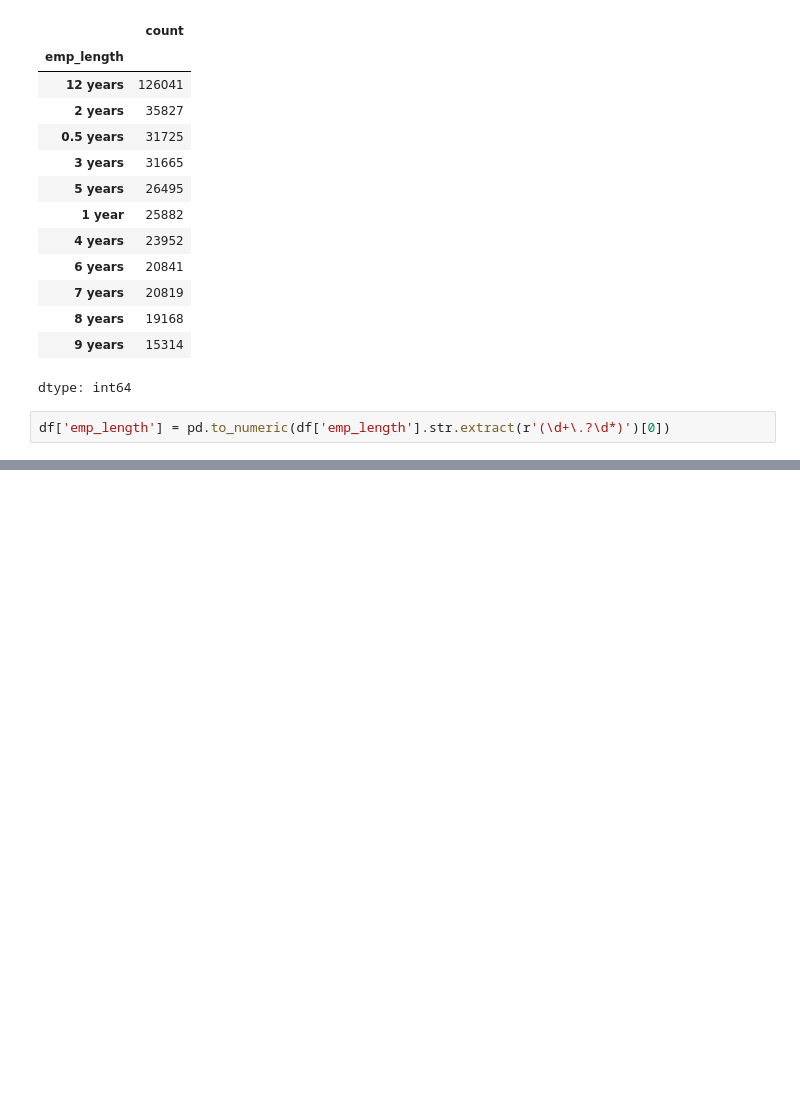
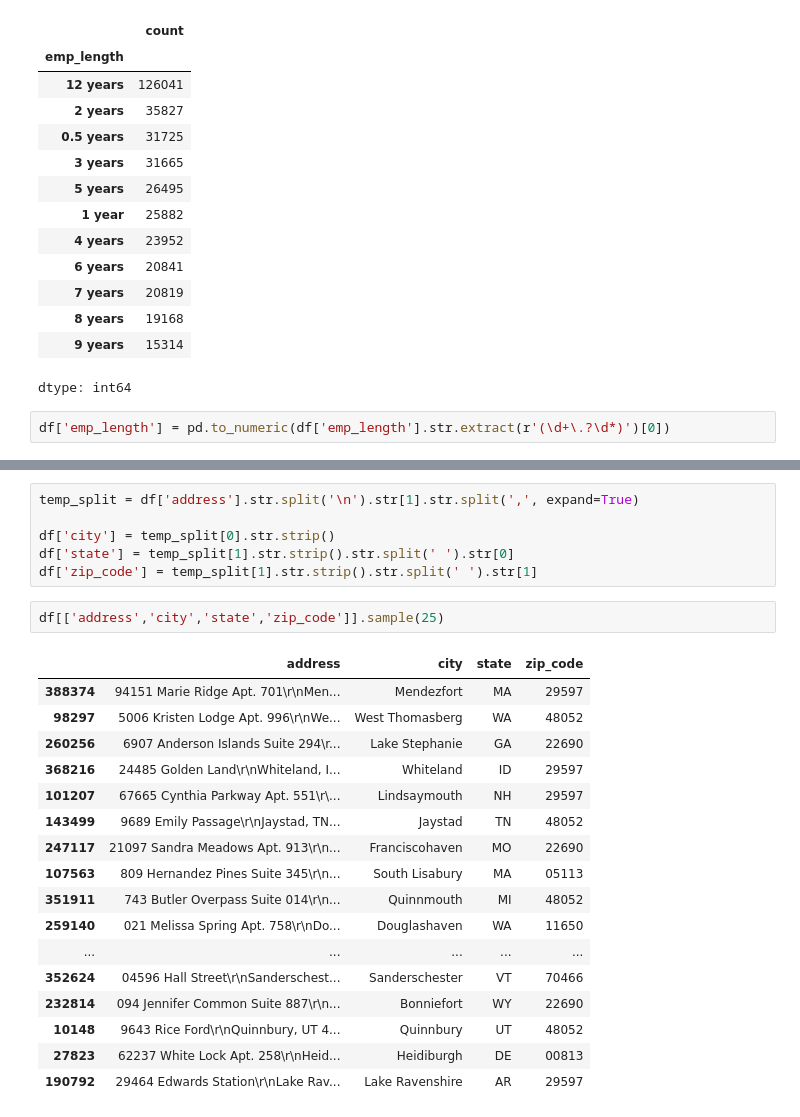
Before and after one commit to akshaykumar2972/Banking-Data-Analysis, a Jupyter notebook: Banking_Data_Analysis.ipynb, the cells around one changed output, grey strips where cells are left out. Drawn from its saved outputs; the diff is of its cells as text; blank space fills up the shorter version.

```diff
--- a/Banking_Data_Analysis.ipynb
+++ b/Banking_Data_Analysis.ipynb
@@ -84,3 +186,29 @@ df.iloc[:,21:].head()
+# %%
+temp_split = df['address'].str.split('\n').str[1].str.split(',', expand=True)
+
+df['city'] = temp_split[0].str.strip()
+df['state'] = temp_split[1].str.strip().str.split(' ').str[0]
+df['zip_code'] = temp_split[1].str.strip().str.split(' ').str[1]
+# %%
+df[['address','city','state','zip_code']].sample(25)
+# %% [output]
+|  | address | city | state | zip_code |
+| 388374 | 94151 Marie Ridge Apt. 701\r\nMen... | Mendezfort | MA | 29597 |
+| 98297 | 5006 Kristen Lodge Apt. 996\r\nWe... | West Thomasberg | WA | 48052 |
+| 260256 | 6907 Anderson Islands Suite 294\r... | Lake Stephanie | GA | 22690 |
+| 368216 | 24485 Golden Land\r\nWhiteland, I... | Whiteland | ID | 29597 |
+| 101207 | 67665 Cynthia Parkway Apt. 551\r\... | Lindsaymouth | NH | 29597 |
+| 143499 | 9689 Emily Passage\r\nJaystad, TN... | Jaystad | TN | 48052 |
+| 247117 | 21097 Sandra Meadows Apt. 913\r\n... | Franciscohaven | MO | 22690 |
+| 107563 | 809 Hernandez Pines Suite 345\r\n... | South Lisabury | MA | 05113 |
+| 351911 | 743 Butler Overpass Suite 014\r\n... | Quinnmouth | MI | 48052 |
+| 259140 | 021 Melissa Spring Apt. 758\r\nDo... | Douglashaven | WA | 11650 |
+| ... | ... | ... | ... | ... |
+| 352624 | 04596 Hall Street\r\nSanderschest... | Sanderschester | VT | 70466 |
+| 232814 | 094 Jennifer Common Suite 887\r\n... | Bonniefort | WY | 22690 |
+| 10148 | 9643 Rice Ford\r\nQuinnbury, UT 4... | Quinnbury | UT | 48052 |
+| 27823 | 62237 White Lock Apt. 258\r\nHeid... | Heidiburgh | DE | 00813 |
+| 190792 | 29464 Edwards Station\r\nLake Rav... | Lake Ravenshire | AR | 29597 |
 # %%
 df.info()
 # %% [output]
```
Also changed, not shown: parts of 9 cells of this notebook.
